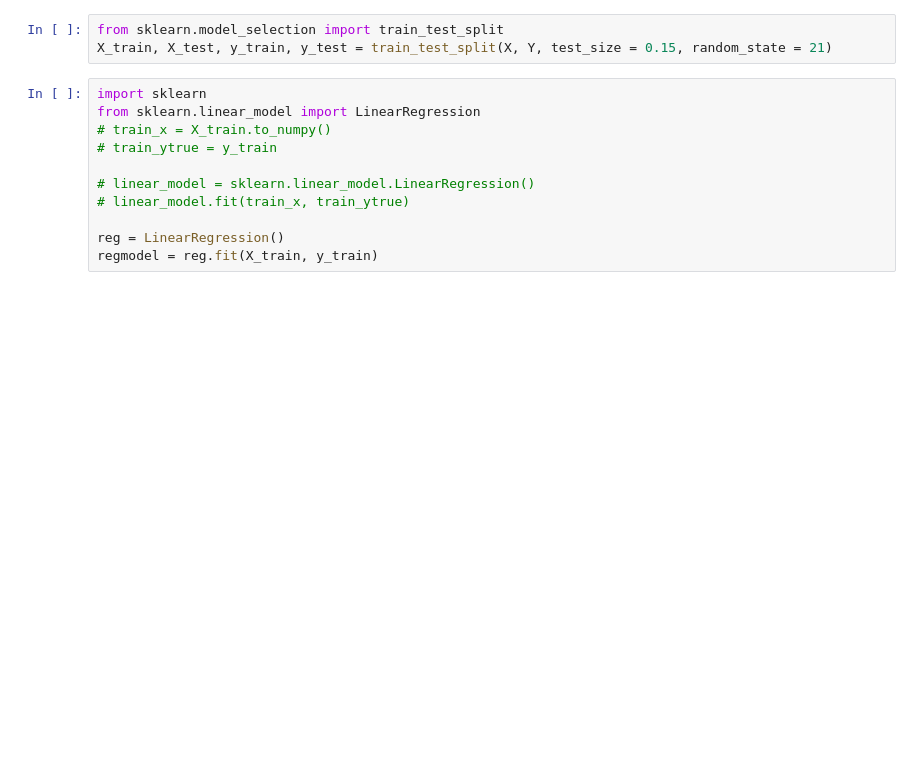
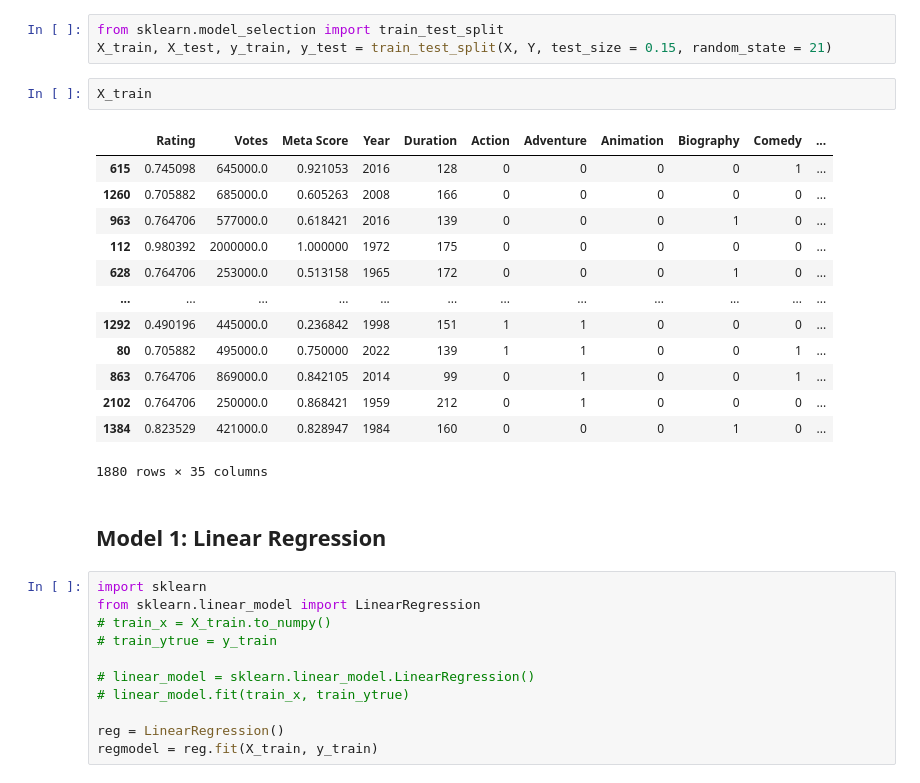
Before and after one commit to Ai-Albert/cse151a_project, a Jupyter notebook: cse151a_project.ipynb, the cells around one changed output. Drawn from its saved outputs; the diff is of its cells as text; blank space fills up the shorter version.

```diff
--- a/cse151a_project.ipynb
+++ b/cse151a_project.ipynb
@@ -299,6 +288,24 @@ Y = agg_data['winner']
 # %%
 from sklearn.model_selection import train_test_split
 X_train, X_test, y_train, y_test = train_test_split(X, Y, test_size = 0.15, random_state = 21)
+# %%
+X_train
+# %% [output]
+|  | Rating | Votes | Meta Score | Year | Duration | Action | Adventure | Animation | Biography | Comedy | ... |
+| 615 | 0.745098 | 645000.0 | 0.921053 | 2016 | 128 | 0 | 0 | 0 | 0 | 1 | ... |
+| 1260 | 0.705882 | 685000.0 | 0.605263 | 2008 | 166 | 0 | 0 | 0 | 0 | 0 | ... |
+| 963 | 0.764706 | 577000.0 | 0.618421 | 2016 | 139 | 0 | 0 | 0 | 1 | 0 | ... |
+| 112 | 0.980392 | 2000000.0 | 1.000000 | 1972 | 175 | 0 | 0 | 0 | 0 | 0 | ... |
+| 628 | 0.764706 | 253000.0 | 0.513158 | 1965 | 172 | 0 | 0 | 0 | 1 | 0 | ... |
+| ... | ... | ... | ... | ... | ... | ... | ... | ... | ... | ... | ... |
+| 1292 | 0.490196 | 445000.0 | 0.236842 | 1998 | 151 | 1 | 1 | 0 | 0 | 0 | ... |
+| 80 | 0.705882 | 495000.0 | 0.750000 | 2022 | 139 | 1 | 1 | 0 | 0 | 1 | ... |
+| 863 | 0.764706 | 869000.0 | 0.842105 | 2014 | 99 | 0 | 1 | 0 | 0 | 1 | ... |
+| 2102 | 0.764706 | 250000.0 | 0.868421 | 1959 | 212 | 0 | 1 | 0 | 0 | 0 | ... |
+| 1384 | 0.823529 | 421000.0 | 0.828947 | 1984 | 160 | 0 | 0 | 0 | 1 | 0 | ... |
+1880 rows × 35 columns
+# %% [markdown]
+## Model 1: Linear Regression
 # %%
 import sklearn
 from sklearn.linear_model import LinearRegression
```
Also changed, not shown: parts of 23 cells of this notebook.
